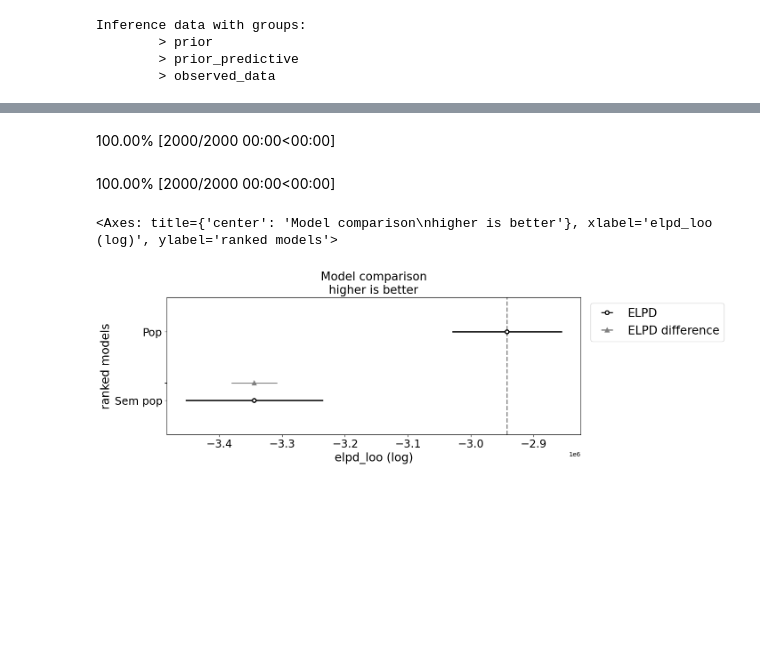
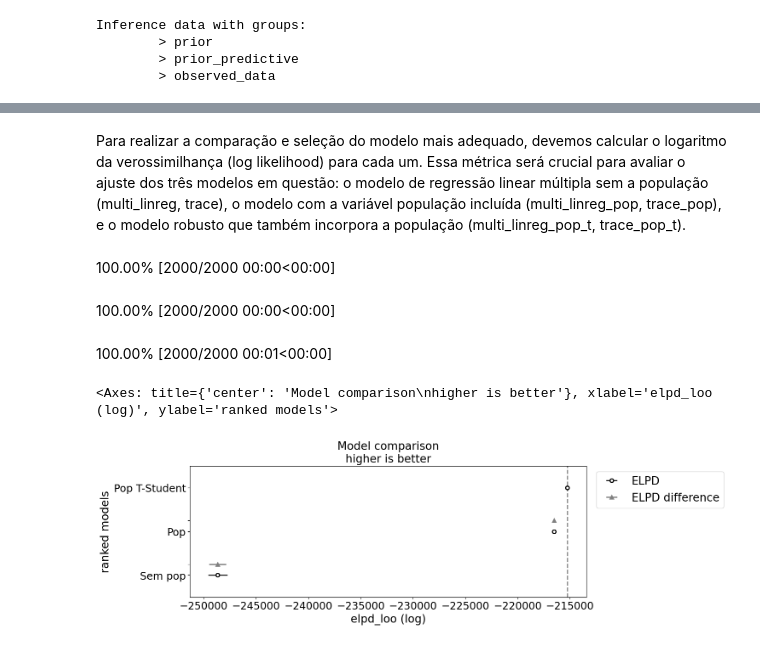
Before and after one commit to romefeller/predictive, a Jupyter notebook: notebooks/MultiLinReg.ipynb, the cells around one changed output, grey strips where cells are left out. Cells and saved outputs as stored; diff of their text form; code cells hidden in the pictures; blank space fills up the shorter version.

Commit message:
Ajustes na aula 3

```diff
--- a/notebooks/MultiLinReg.ipynb
+++ b/notebooks/MultiLinReg.ipynb
@@ -1,7 +9,7 @@
 # %%
 import pandas as pd
 
-df = pd.read_csv("sample_data/california_housing_test.csv")
+df = pd.read_csv("sample_data/california_housing_train.csv")
 df
 # %% [output]
 |  | longitude | latitude | housing_median_age | total_rooms | total_bedrooms | population | households | ... |
@@ -20,17 +38,11 @@ df
 # %%
-import pymc as pm
-
-median_income = df['median_income'].values
-housing_median_age = df['housing_median_age'].values
-median_house_value = df['median_house_value'].values
-
 with pm.Model() as multi_linreg:
 
-    alpha = pm.Normal('alpha', 0, 100)
-    beta_income = pm.Normal('beta_income', 0, 10)
-    beta_age = pm.Normal('beta_age', 0, 10)
-    sigma = pm.HalfNormal('sigma', 1)
+    alpha = pm.Normal('alpha', 0, 100000)
+    beta_income = pm.Normal('beta_income', 0, 50000)
+    beta_age = pm.Normal('beta_age', 0, 2000)
+    epsilon = pm.HalfNormal('epsilon', 100)
 
     mu = alpha + beta_income * median_income + beta_age * housing_median_age
 
-    Y_obs = pm.Normal('Y_obs', mu, sigma, observed=median_house_value)
+    Y_obs = pm.Normal('Y_obs', mu, epsilon, observed=median_house_value)
@@ -91,12 +158,11 @@ az.plot_ppc(trace_post, group='posterior', ax=axes[1])
 # %%
-population = df['population'].values
 with pm.Model() as multi_linreg_pop:
 
-    alpha = pm.Normal('alpha', 0, 100)
-    beta_income = pm.Normal('beta_income', 0, 10)
-    beta_age = pm.Normal('beta_age', 0, 10)
-    beta_pop = pm.Normal('beta_pop', 0, 10)
-    sigma = pm.HalfNormal('sigma', 1)
+    alpha = pm.Normal('alpha', 0, 100000)
+    beta_income = pm.Normal('beta_income', 0, 50000)
+    beta_age = pm.Normal('beta_age', 0, 2000)
+    beta_pop = pm.Normal('beta_pop', 0, 5)
+    sigma = pm.HalfNormal('sigma', 1000)
 
     mu = alpha + beta_income * median_income + beta_age * housing_median_age + beta_pop * population
 
@@ -130,11 +200,11 @@ array([<Axes: xlabel='Y_obs / Y_obs'>], dtype=object)
 # %%
 with pm.Model() as multi_linreg_pop_t:
 
-    alpha = pm.Normal('alpha', 0, 100)
-    beta_income = pm.Normal('beta_income', 0, 10)
-    beta_age = pm.Normal('beta_age', 0, 10)
-    beta_pop = pm.Normal('beta_pop', 0, 10)
-    sigma = pm.HalfNormal('sigma', 1)
+    alpha = pm.Normal('alpha', 0, 100000)
+    beta_income = pm.Normal('beta_income', 0, 50000)
+    beta_age = pm.Normal('beta_age', 0, 2000)
+    beta_pop = pm.Normal('beta_pop', 0, 5)
+    sigma = pm.HalfNormal('sigma', 10000)
 
     mu = alpha + beta_income * median_income + beta_age * housing_median_age + beta_pop * population
     df = pm.Exponential("df",1)
@@ -160,23 +241,30 @@ with multi_linreg_pop_t:
+# %% [markdown]
+Para realizar a comparação e seleção do modelo mais adequado, devemos calcular o logaritmo da verossimilhança (log likelihood) para cada um. Essa métrica será crucial para avaliar o ajuste dos três modelos em questão: o modelo de regressão linear múltipla sem a população (multi_linreg, trace), o modelo com a variável população incluída (multi_linreg_pop, trace_pop), e o modelo robusto que também incorpora a população (multi_linreg_pop_t, trace_pop_t).
 # %%
 with multi_linreg_pop:
     pm.compute_log_likelihood(trace_pop)
 
 with multi_linreg:
     pm.compute_log_likelihood(trace)
+
+with multi_linreg_pop_t:
+    pm.compute_log_likelihood(trace_p)
 # %% [output]
 100.00% [2000/2000 00:00<00:00]
 100.00% [2000/2000 00:00<00:00]
+100.00% [2000/2000 00:01<00:00]
 # %%
 model_compare = az.compare(
     {
+        "Pop T-Student": trace_p,
         "Pop": trace_pop,
         "Sem pop": trace,
     }, method='BB-pseudo-BMA'
 )
 az.plot_compare(model_compare, figsize=(12, 4), insample_dev=False)
 # %% [output]
 <Axes: title={'center': 'Model comparison\nhigher is better'}, xlabel='elpd_loo (log)', ylabel='ranked models'>
-[figure, old version]
+[figure, new version]
 # %%
 model_compare
 # %% [output]
```
Also changed, not shown: parts of 37 cells of this notebook.
